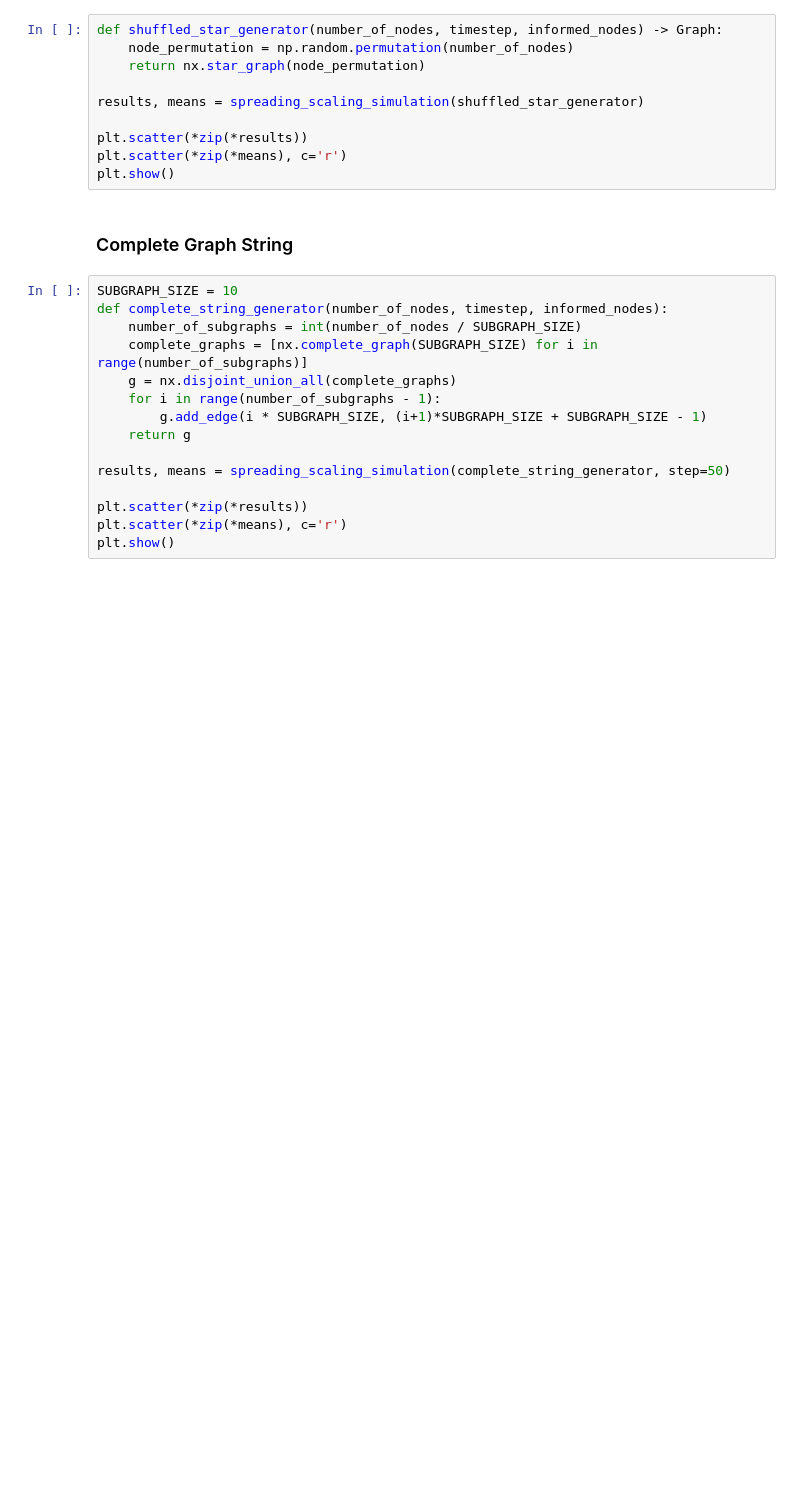
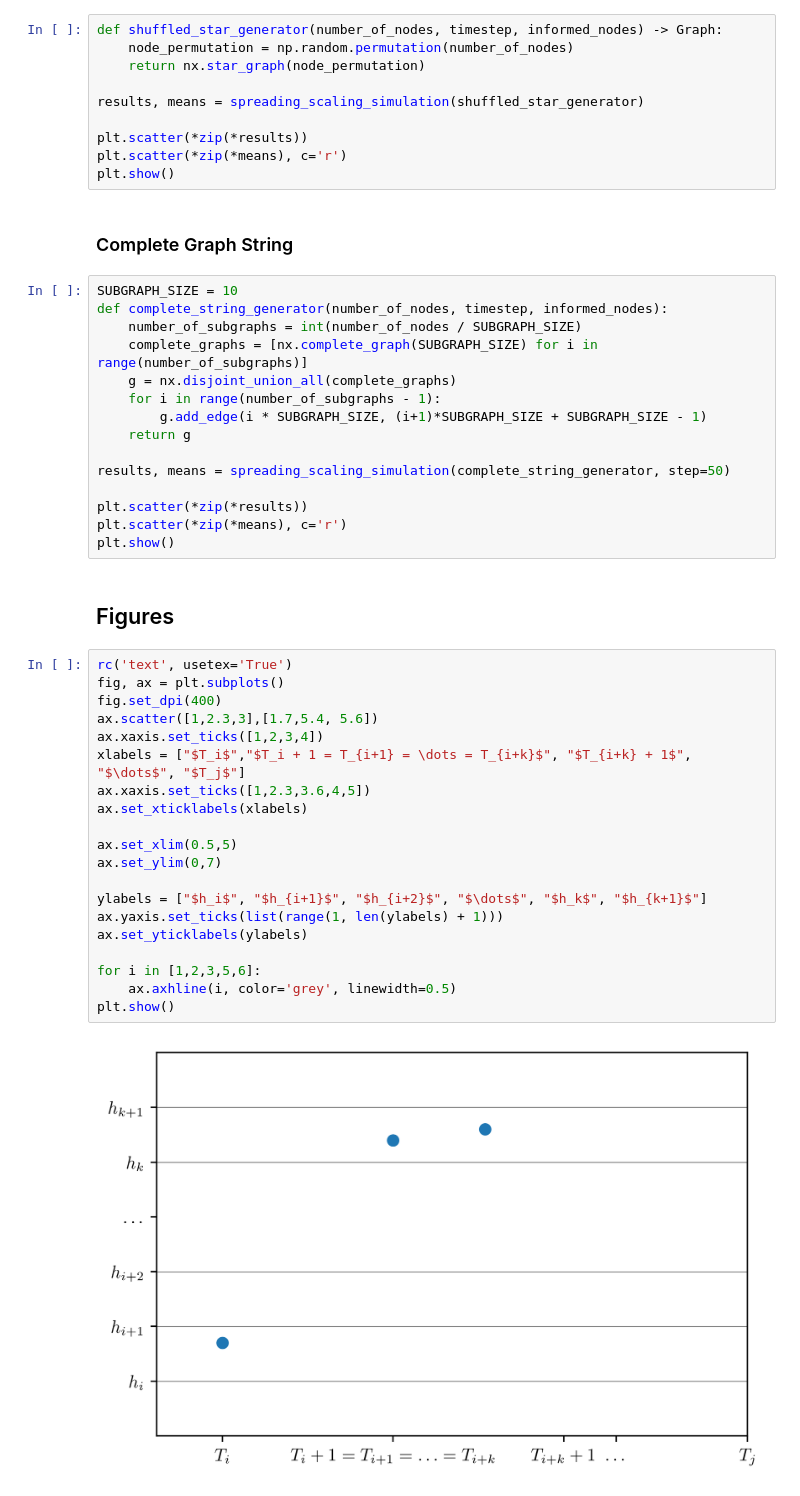
Before and after one commit to LucasOJ/maths-project, a Jupyter notebook: simulations/src/simulations.ipynb, the cells around one changed output. Cells and saved outputs as stored; diff of their text form; blank space fills up the shorter version.

Commit message:
Started flooding figure

```diff
--- a/simulations/src/simulations.ipynb
+++ b/simulations/src/simulations.ipynb
@@ -154,3 +155,27 @@ results, means = spreading_scaling_simulation(complete_string_generator, step=50
 plt.scatter(*zip(*results))
 plt.scatter(*zip(*means), c='r')
 plt.show()
+# %% [markdown]
+## Figures
+# %%
+rc('text', usetex='True')
+fig, ax = plt.subplots()
+fig.set_dpi(400)
+ax.scatter([1,2.3,3],[1.7,5.4, 5.6])
+ax.xaxis.set_ticks([1,2,3,4])
+xlabels = ["$T_i$","$T_i + 1 = T_{i+1} = \dots = T_{i+k}$", "$T_{i+k} + 1$", "$\dots$", "$T_j$"]
+ax.xaxis.set_ticks([1,2.3,3.6,4,5])
+ax.set_xticklabels(xlabels)
+
+ax.set_xlim(0.5,5)
+ax.set_ylim(0,7)
+
+ylabels = ["$h_i$", "$h_{i+1}$", "$h_{i+2}$", "$\dots$", "$h_k$", "$h_{k+1}$"]
+ax.yaxis.set_ticks(list(range(1, len(ylabels) + 1)))
+ax.set_yticklabels(ylabels)
+
+for i in [1,2,3,5,6]:
+    ax.axhline(i, color='grey', linewidth=0.5)
+plt.show()
+# %% [output]
+[figure, added]
```
Also changed, not shown: parts of 1 cell of this notebook.
